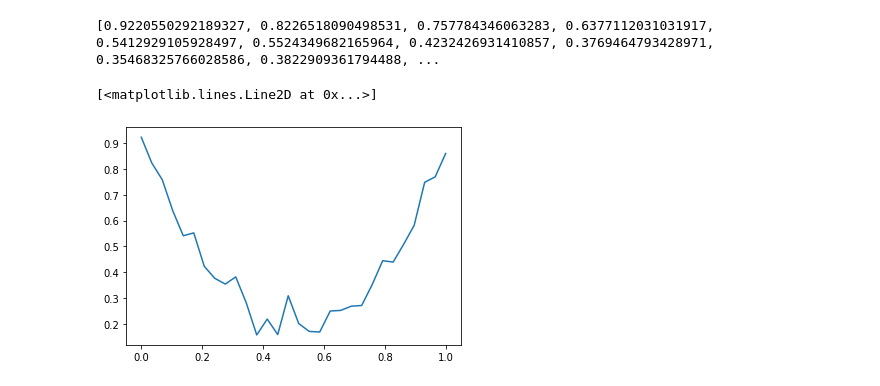
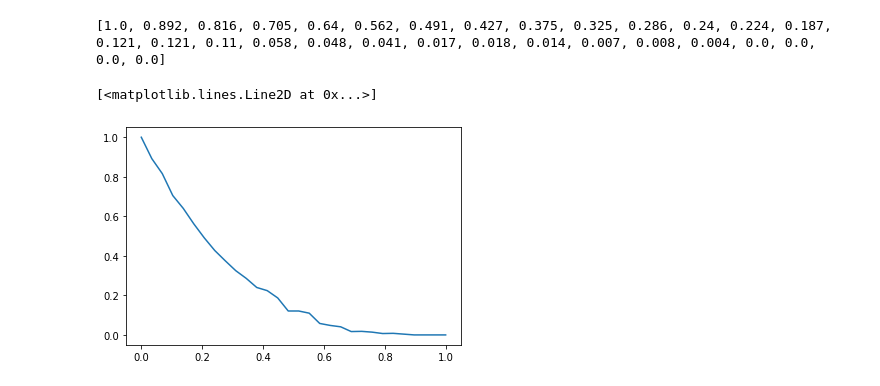
Before and after one commit to aswanthkrishna/tensor-network, a Jupyter notebook: bit_flip_with_benchmarking.ipynb, the cells around one changed output. Drawn from its saved outputs; the diff is of its cells as text; code cells hidden in the pictures.

```diff
--- a/bit_flip_with_benchmarking.ipynb
+++ b/bit_flip_with_benchmarking.ipynb
@@ -15,7 +15,7 @@ def normalize(vector):
 
 def initialize( vector ):
     circuit.initialize(vector.tolist(),0)
-    for i in range(1,5):
+    for i in range(1,3):
             circuit.initialize([1,0],i)
 # %%
 #encode
@@ -23,8 +23,9 @@ def encode():
     circuit.cx(0,1)
     circuit.cx(0,2)
 # %%
-#error
-def error(error_prob):
+def error(error_bitflip):
+    circuit.barrier()
     for i in range(3):
-        if( abs(random.random()) < error_prob ):
+        if(random.random() < error_bitflip):
             circuit.x(i)
+    circuit.barrier()
@@ -54,0 +32,8 @@ def correct():
+# %%
+#correction
+def correct():
+    circuit.cx(0,1)
+    circuit.cx(0,2)
+    circuit.ccx(2,1,0)
+
+    circuit.snapshot("one_qubit", qubits=[0])
@@ -55,42 +51,33 @@ def correct():
 # %%
-
-def run(circuit,error_prob):
-        initial_state = [complex(random.random(),random.random()),complex(random.random(),random.random())]
-        initial_state = normalize(initial_state)
-        initialize(initial_state)
-        encode()
-        error(error_prob)
-        correct()
-        return initial_state
 
 
 p = np.linspace(0,1,30)
 fidelity_array = []
 for k in p:
     fidelity = 0
-    shots = 50
-    circuit = QuantumCircuit(5,2,name="repitition_circ")
+    shots = 1000
+    circuit = QuantumCircuit(3,2,name="repitition_circ")
     for j in range(shots):
-        circuit = QuantumCircuit(5,2,name="repitition_circ")
+        circuit = QuantumCircuit(3,2,name="repitition_circ")
         initial_state = run(circuit,k)
         simulator = Aer.get_backend('statevector_simulator')
         job = execute(circuit,backend = simulator)
         result = job.result()
         snapshots = result.data()['snapshots']['statevector'].values()
         s = []
         for v in snapshots:
             for i in range(2):
                 s.append(complex(v[0][i][0],v[0][i][1]))
         s = np.array(s)
         dot = abs(np.dot(initial_state,s))
         fidelity += dot
     fidelity = fidelity/shots
     fidelity_array.append(fidelity)
 
 print(fidelity_array)
 %matplotlib inline
 plt.plot(p,np.array(fidelity_array))
 # %% [output]
-[0.9220550292189327, 0.8226518090498531, 0.757784346063283, 0.6377112031031917, 0.5412929105928497, 0.5524349682165964, 0.4232426931410857, 0.3769464793428971, 0.35468325766028586, 0.3822909361794488, ...
+[1.0, 0.892, 0.816, 0.705, 0.64, 0.562, 0.491, 0.427, 0.375, 0.325, 0.286, 0.24, 0.224, 0.187, 0.121, 0.121, 0.11, 0.058, 0.048, 0.041, 0.017, 0.018, 0.014, 0.007, 0.008, 0.004, 0.0, 0.0, 0.0, 0.0]
 [<matplotlib.lines.Line2D at 0x...>]
-[figure, old version]
+[figure, new version]
```
Also changed, not shown: parts of 3 cells of this notebook, 3 other files.
